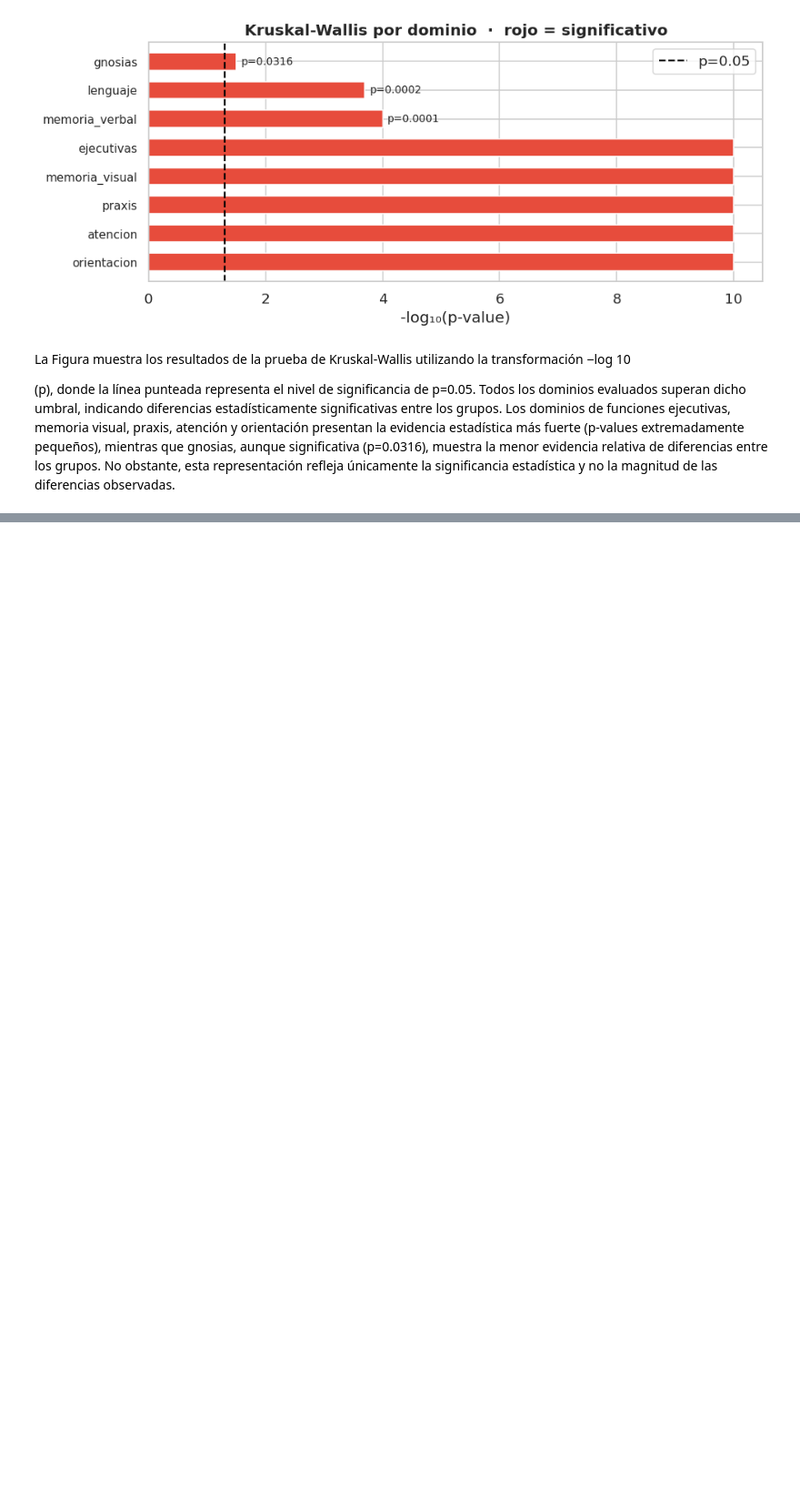
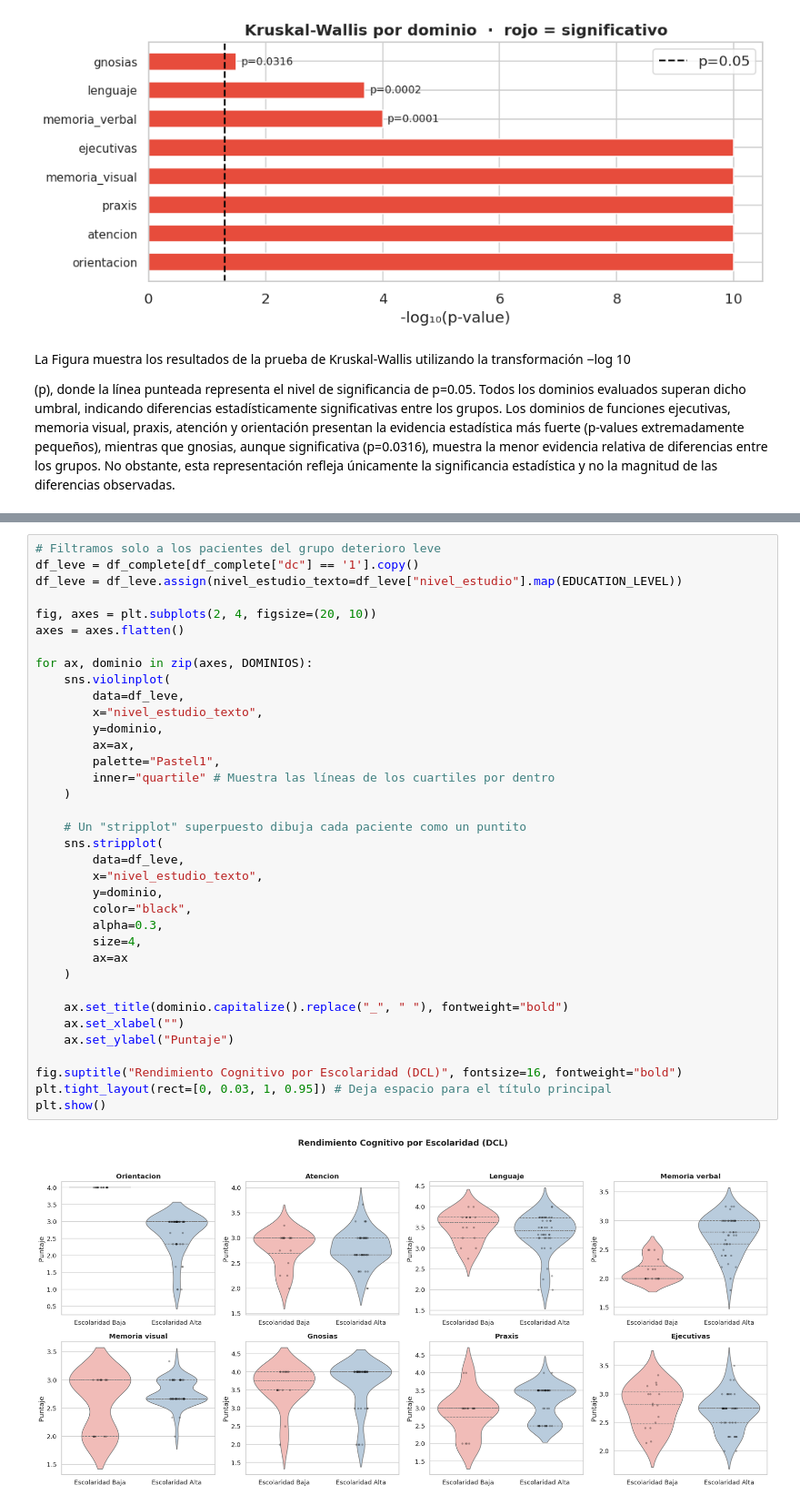
Before and after one commit to Nicolasg2c/dc_model_ts, a Jupyter notebook: src/dc_pipeline_2.ipynb, the cells around one changed output, grey strips where cells are left out. Shown at 91% size. Drawn from its saved outputs; the diff is of its cells as text; blank space fills up the shorter version.

```diff
--- a/src/dc_pipeline_2.ipynb
+++ b/src/dc_pipeline_2.ipynb
@@ -1587,0 +1635,38 @@ ejecutivas             27           3.03             3.00         0.26     58
+# %%
+# Filtramos solo a los pacientes del grupo deterioro leve
+df_leve = df_complete[df_complete["dc"] == '1'].copy()
+df_leve = df_leve.assign(nivel_estudio_texto=df_leve["nivel_estudio"].map(EDUCATION_LEVEL))
+
+fig, axes = plt.subplots(2, 4, figsize=(20, 10))
+axes = axes.flatten()
+
+for ax, dominio in zip(axes, DOMINIOS):
+    sns.violinplot(
+        data=df_leve,
+        x="nivel_estudio_texto",
+        y=dominio,
+        ax=ax,
+        palette="Pastel1",
+        inner="quartile" # Muestra las líneas de los cuartiles por dentro
+    )
+
+    # Un "stripplot" superpuesto dibuja cada paciente como un puntito
+    sns.stripplot(
+        data=df_leve,
+        x="nivel_estudio_texto",
+        y=dominio,
+        color="black",
+        alpha=0.3,
+        size=4,
+        ax=ax
+    )
+
+    ax.set_title(dominio.capitalize().replace("_", " "), fontweight="bold")
+    ax.set_xlabel("")
+    ax.set_ylabel("Puntaje")
+
+fig.suptitle("Rendimiento Cognitivo por Escolaridad (DCL)", fontsize=16, fontweight="bold")
+plt.tight_layout(rect=[0, 0.03, 1, 0.95]) # Deja espacio para el título principal
+plt.show()
+# %% [output]
+[figure, added]
```
Also changed, not shown: parts of 17 cells of this notebook.
